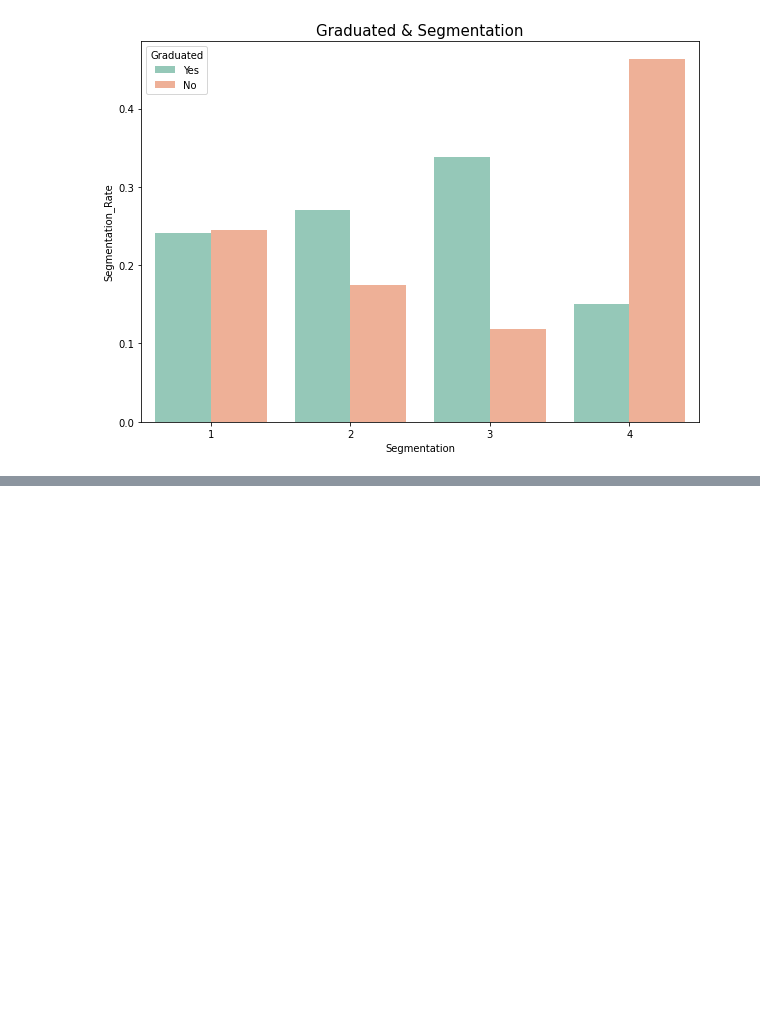
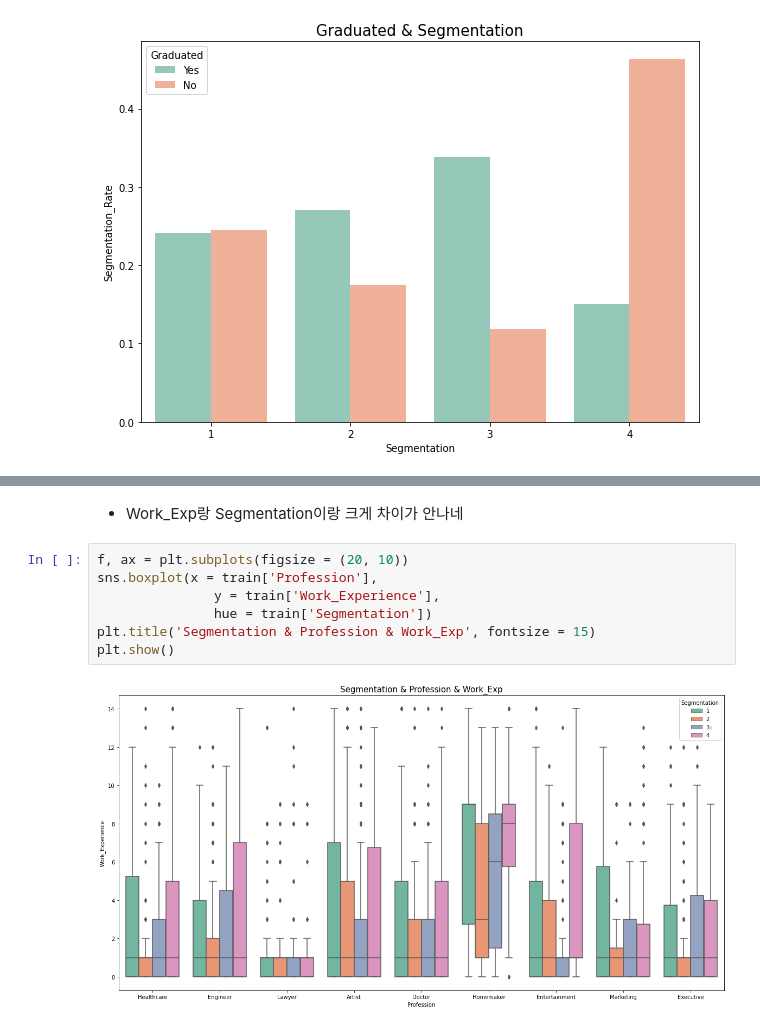
Before and after one commit to 0001010/BDAE_Certificate, a Jupyter notebook: Kaggle_practice/유형2/4회 기출 유형2.ipynb, the cells around one changed output, grey strips where cells are left out. Drawn from its saved outputs; the diff is of its cells as text; blank space fills up the shorter version.

```diff
--- a/Kaggle_practice/유형2/4회 기출 유형2.ipynb
+++ b/Kaggle_practice/유형2/4회 기출 유형2.ipynb
@@ -124,0 +175,11 @@ plt.show()
+# %% [markdown]
+- Work_Exp랑 Segmentation이랑 크게 차이가 안나네
+# %%
+f, ax = plt.subplots(figsize = (20, 10))
+sns.boxplot(x = train['Profession'],
+               y = train['Work_Experience'],
+               hue = train['Segmentation'])
+plt.title('Segmentation & Profession & Work_Exp', fontsize = 15)
+plt.show()
+# %% [output]
+[figure, added]
```
Also changed, not shown: parts of 17 cells of this notebook, 1 other file.
